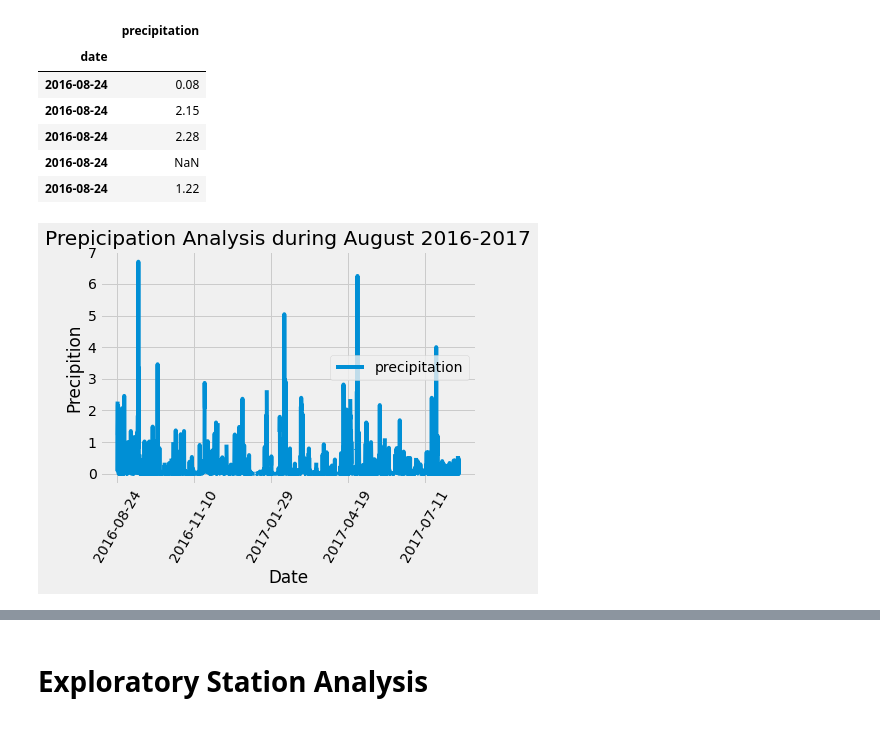
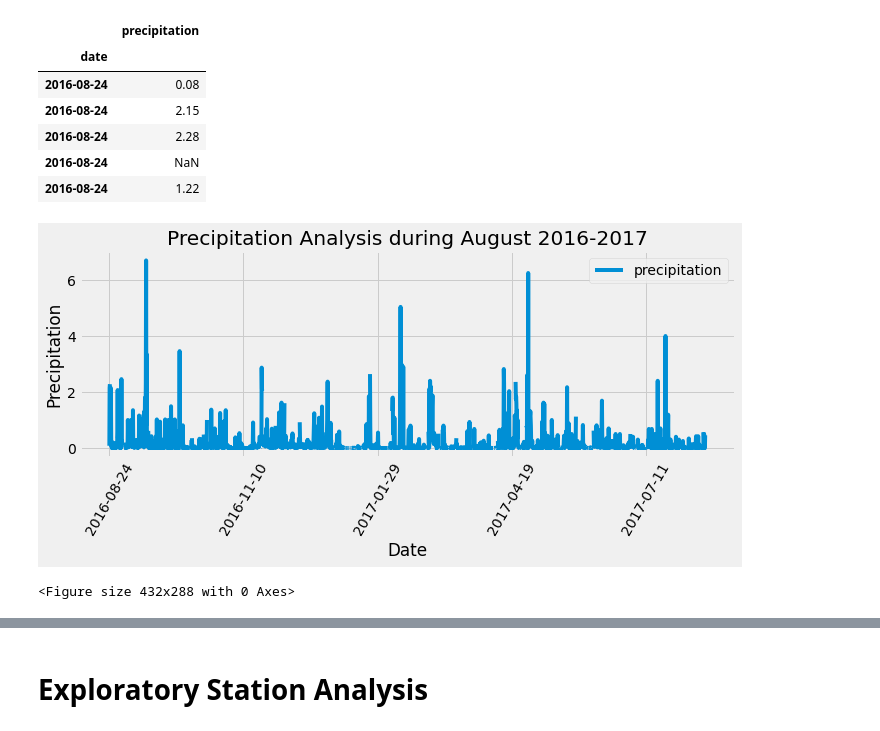
Before and after one commit to MBGUS/sqlalchemy-challenge, a Jupyter notebook: climate_starter.ipynb, the cells around one changed output, grey strips where cells are left out. Cells and saved outputs as stored; diff of their text form; code cells hidden in the pictures.

```diff
--- a/climate_starter.ipynb
+++ b/climate_starter.ipynb
@@ -92,14 +92,17 @@ precipitation_df.head()
 # %%
 # Use Pandas Plotting with Matplotlib to plot the data
 
-precipitation_df.plot(rot=90)
-plt.title('Prepicipation Analysis during August 2016-2017')
+precipitation_df.plot(figsize = (10, 5))
+plt.title('Precipitation Analysis during August 2016-2017')
 plt.xlabel('Date')
-plt.ylabel('Precipition')
+plt.ylabel('Precipitation')
 plt.xticks(rotation = 60)
 plt.legend(loc="best")
+plt.tight_layout()
+plt.show()
 plt.savefig("Resources/Precipitation.png")
 # %% [output]
-[figure, old version]
+[figure, new version]
+<Figure size 432x288 with 0 Axes>
 # %%
 # Use Pandas to calcualte the summary statistics for the precipitation data
```
Also changed, not shown: parts of 6 cells of this notebook, 1 other file.
